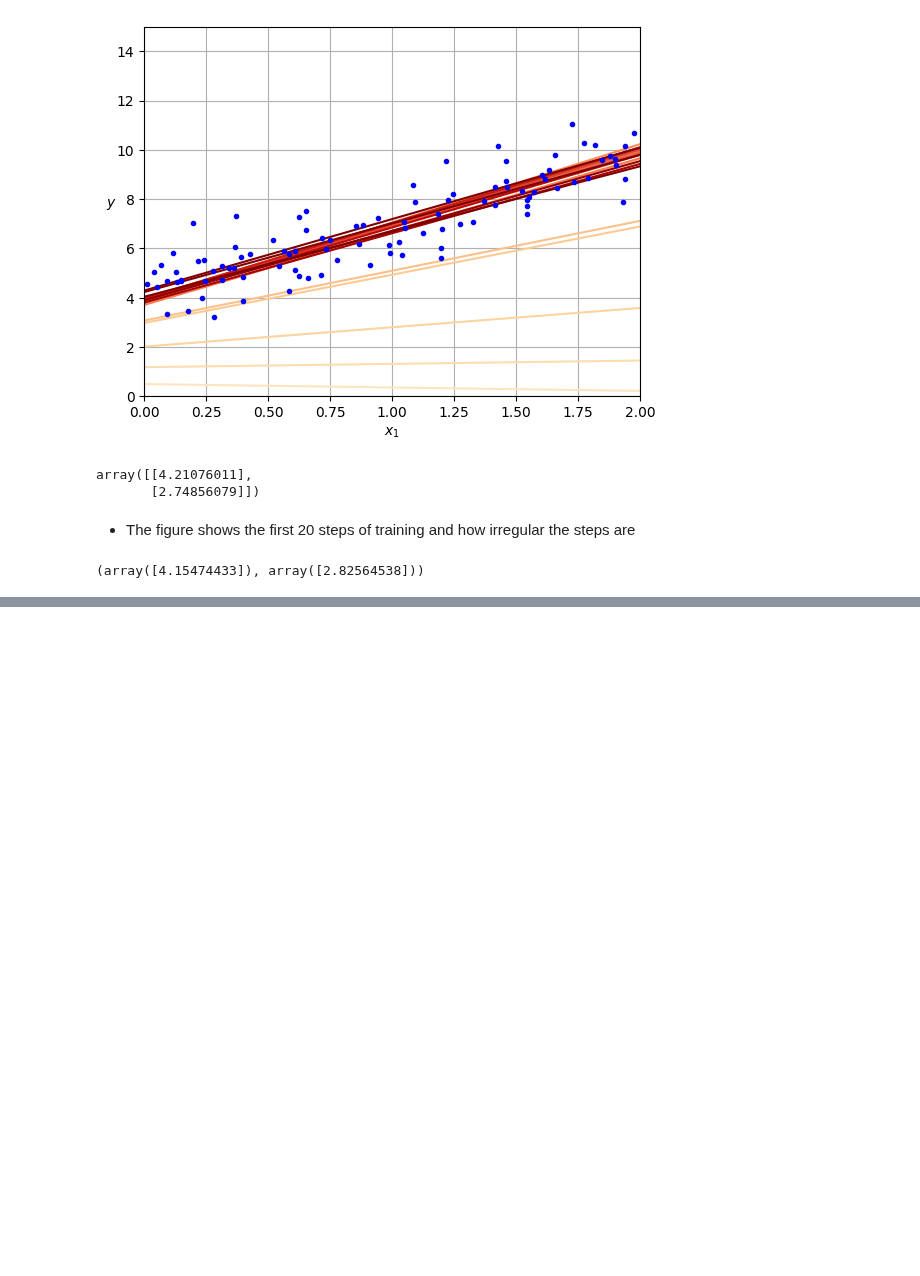
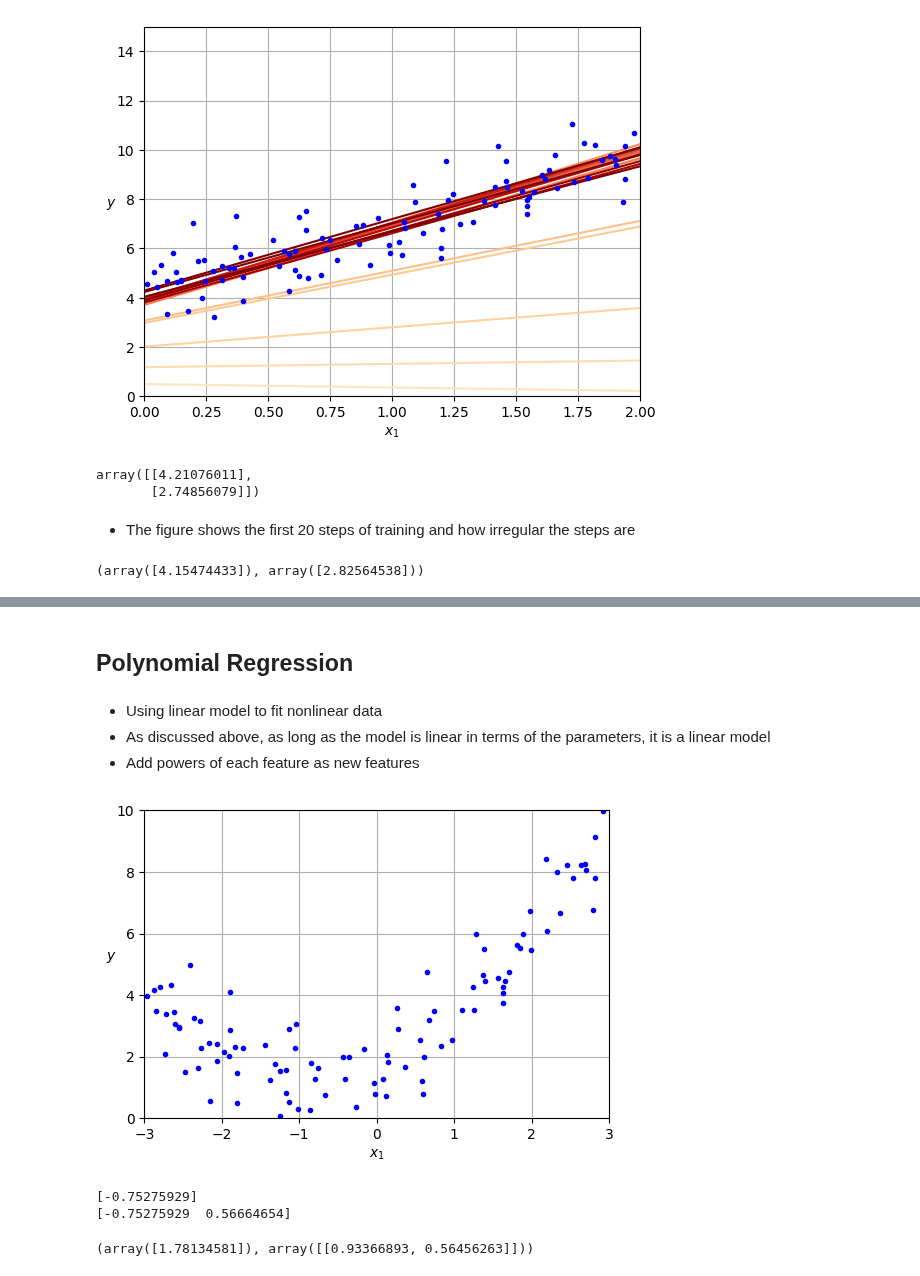
Before and after one commit to KANGWEII/hands_on_ml, a Jupyter notebook: Chapter04/training_models.ipynb, the cells around one changed output, grey strips where cells are left out. Cells and saved outputs as stored; diff of their text form; code cells hidden in the pictures; blank space fills up the shorter version.

```diff
--- a/Chapter04/training_models.ipynb
+++ b/Chapter04/training_models.ipynb
@@ -260,0 +316,49 @@ sgd_reg.intercept_, sgd_reg.coef_
+# %% [markdown]
+## Polynomial Regression
+# %% [markdown]
+- Using linear model to fit nonlinear data
+- As discussed above, as long as the model is linear in terms of the parameters, it is a linear model
+- Add powers of each feature as new features
+# %%
+# Generate nonlinear data using simple quadratic equation y = ax2 + bx + c
+
+np.random.seed(42)
+m = 100
+X = 6 * np.random.rand(m,1) - 3
+y = 0.5 * X ** 2 + X + 2 + np.random.randn(m,1)
+
+plt.figure(figsize=(6, 4))
+plt.plot(X, y, "b.")
+plt.xlabel("$x_1$")
+plt.ylabel("$y$", rotation=0)
+plt.axis([-3, 3, 0, 10])
+plt.grid()
+plt.show()
+# %% [output]
+[figure, added]
+# %%
+# Use PolynomialFeatures class to transform training data
+# By adding the square of each feature in the training set as a new feature
+
+from sklearn.preprocessing import PolynomialFeatures
+
+poly_features = PolynomialFeatures(degree=2, include_bias=False)
+X_poly = poly_features.fit_transform(X)
+
+# Original feature
+print(X[0])
+
+# Original feature plus the square of the feature
+print(X_poly[0])
+# %% [output]
+[-0.75275929]
+[-0.75275929  0.56664654]
+# %%
+# Fit using LinearRegression model
+
+lin_reg = LinearRegression()
+lin_reg.fit(X_poly, y)
+
+lin_reg.intercept_, lin_reg.coef_
+# %% [output]
+(array([1.78134581]), array([[0.93366893, 0.56456263]]))
```
Also changed, not shown: parts of 7 cells of this notebook.
